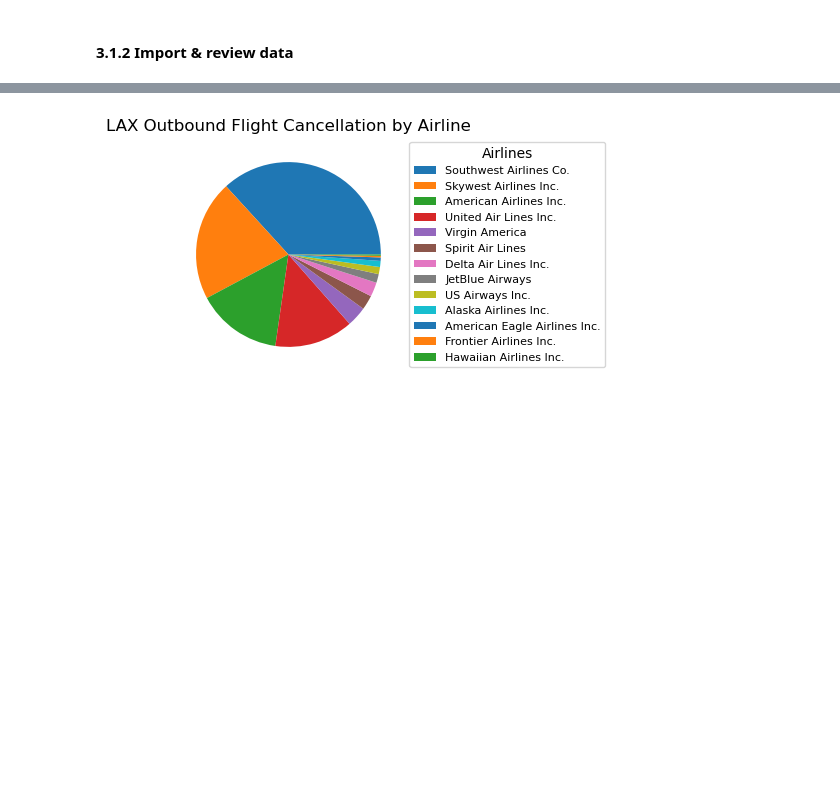
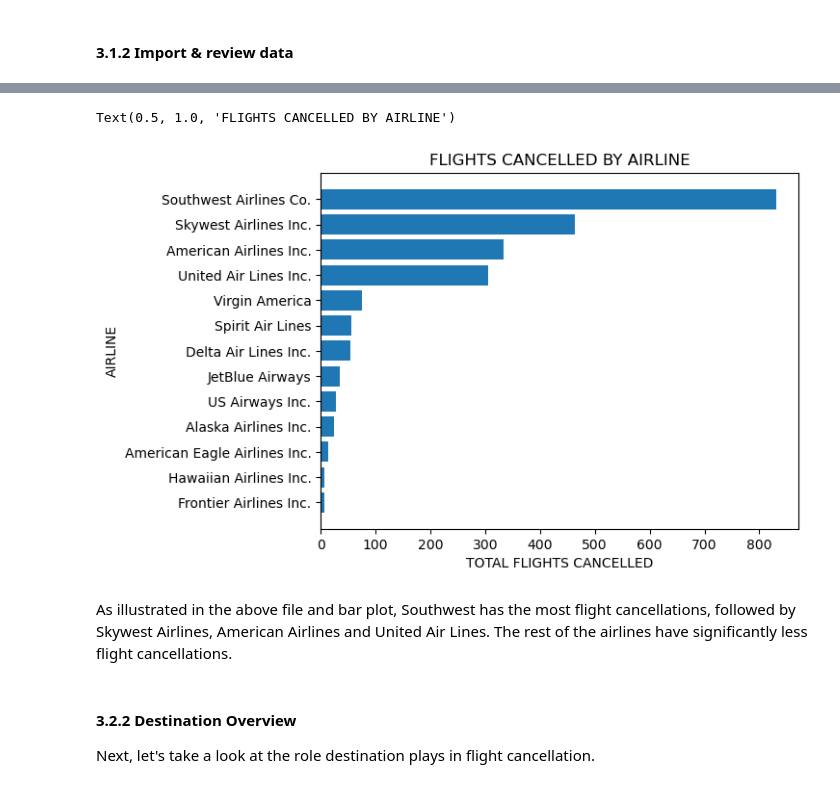
Before and after one commit to Code-charm/DataScienceCapstone1, a Jupyter notebook: Capstone2_EDA.ipynb, the cells around one changed output, grey strips where cells are left out. Drawn from its saved outputs; the diff is of its cells as text; code cells hidden in the pictures; blank space fills up the shorter version.

```diff
--- a/Capstone2_EDA.ipynb
+++ b/Capstone2_EDA.ipynb
@@ -73,20 +94,15 @@ airline = airline.sort_values(by = 'CANCELLED', ascending=[False])
-# %%
-airline = airline.reset_index()
-airline_name = airline['AIRLINE']
-airline_cancel = airline['CANCELLED']
-
-fig, ax = plt.subplots(figsize=(6, 3), subplot_kw=dict(aspect="equal"))
-
-wedges, autotexts = ax.pie(airline_cancel, textprops=dict(color="w"))
-
-ax.legend(wedges, airline_name,
-          title="Airlines",
-          loc="center left",
-          bbox_to_anchor=(1, 0, 0.5, 1), fontsize=8)
-
-plt.setp(autotexts, size=8, weight="bold")
-
-ax.set_title("LAX Outbound Flight Cancellation by Airline")
-plt.show()
-# %% [output]
-[figure, removed]
+# %%
+airline = airline.reset_index().sort_values('CANCELLED')
+plt.barh(airline['AIRLINE'], airline['CANCELLED'])
+plt.xlabel('TOTAL FLIGHTS CANCELLED')
+plt.ylabel('AIRLINE')
+plt.title('FLIGHTS CANCELLED BY AIRLINE')
+# %% [output]
+Text(0.5, 1.0, 'FLIGHTS CANCELLED BY AIRLINE')
+[figure, added]
+# %% [markdown]
+As illustrated in the above file and bar plot, Southwest has the most flight cancellations, followed by Skywest Airlines, American Airlines and United Air Lines.  The rest of the airlines have significantly less flight cancellations.
+# %% [markdown]
+#### 3.2.2 Destination Overview
+
+Next, let's take a look at the role destination plays in flight cancellation.
```
Also changed, not shown: parts of 76 cells of this notebook.
